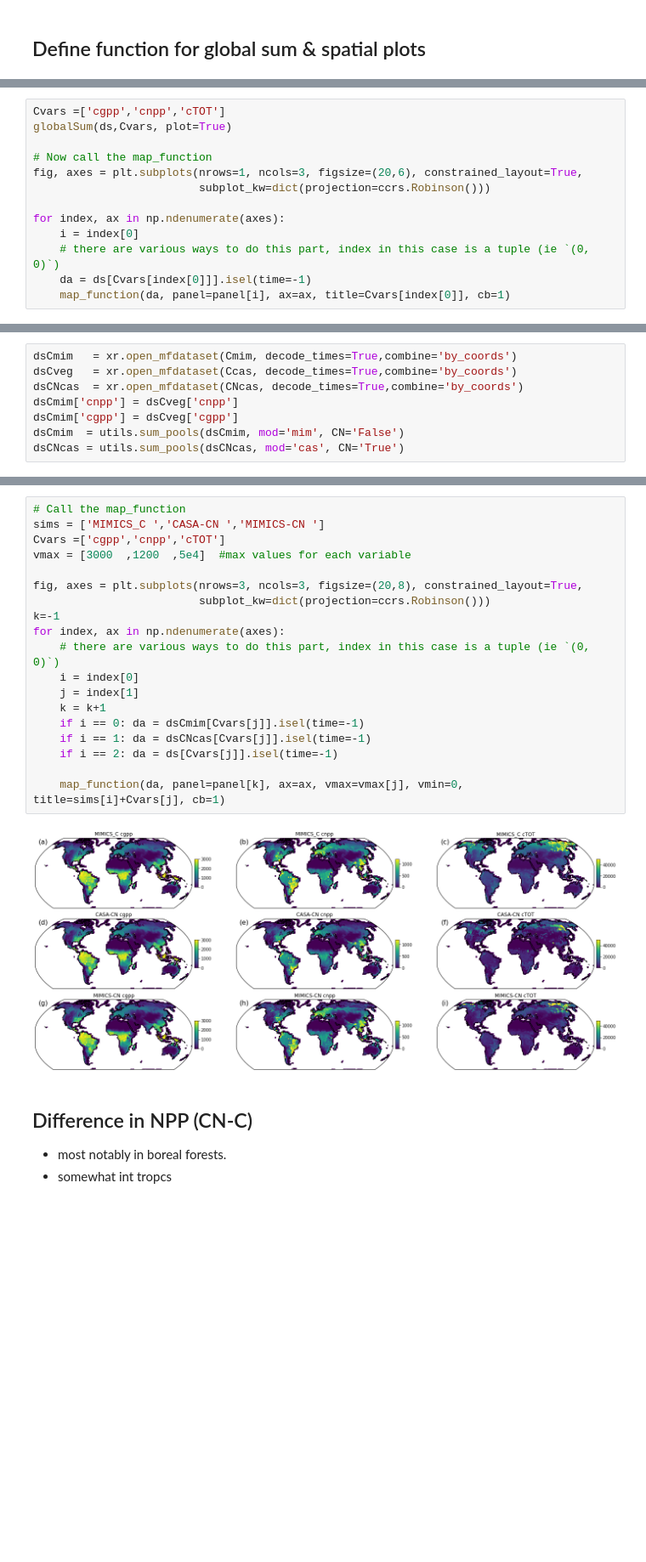
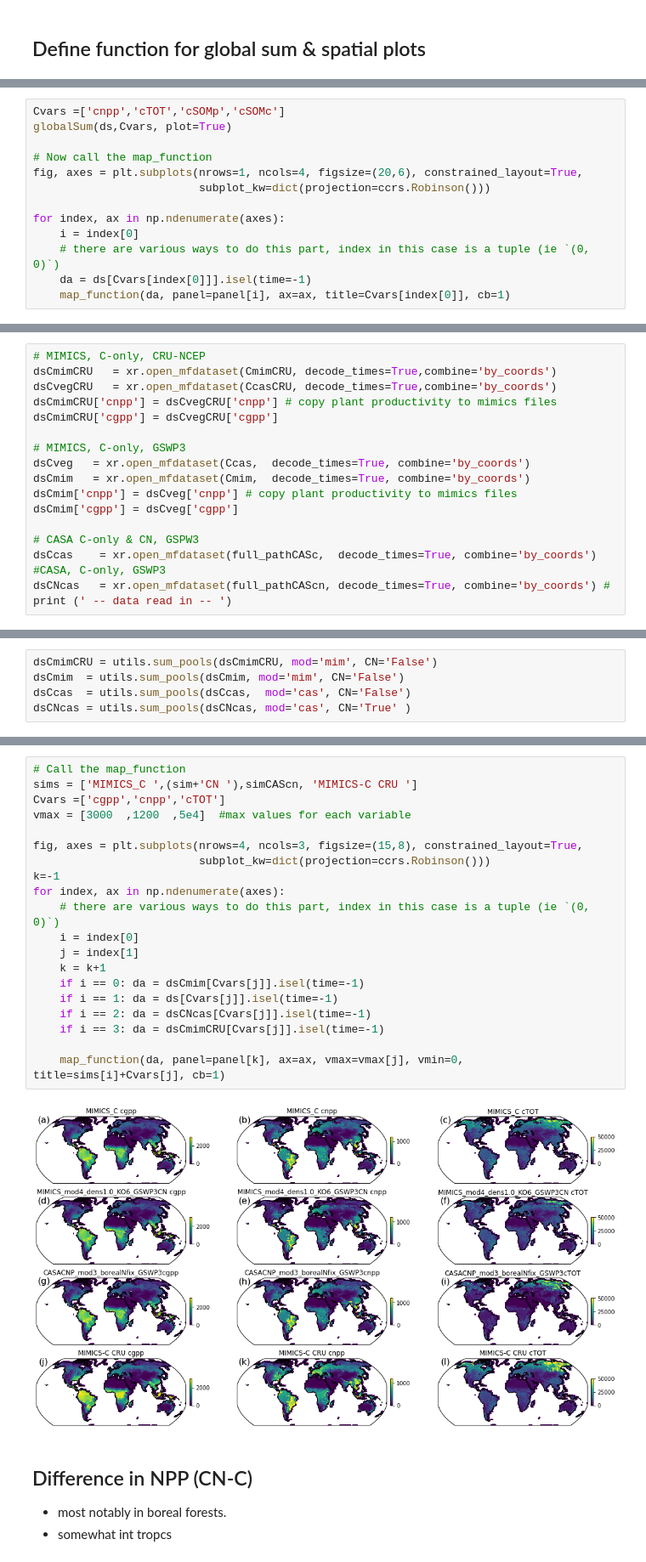
Before and after one commit to wwieder/biogeochem_testbed, a Jupyter notebook: analysis_code/CheckSpinup.ipynb, the cells around one changed output, grey strips where cells are left out. Shown at 85% size. Cells and saved outputs as stored; diff of their text form; blank space fills up the shorter version.

```diff
--- a/analysis_code/CheckSpinup.ipynb
+++ b/analysis_code/CheckSpinup.ipynb
@@ -88,9 +106,9 @@ panel = ['(a)','(b)','(c)','(d)','(e)','(f)','(g)','(h)','(i)']
 # %%
-Cvars =['cgpp','cnpp','cTOT']
+Cvars =['cnpp','cTOT','cSOMp','cSOMc']
 globalSum(ds,Cvars, plot=True)
 
 # Now call the map_function
-fig, axes = plt.subplots(nrows=1, ncols=3, figsize=(20,6), constrained_layout=True,
+fig, axes = plt.subplots(nrows=1, ncols=4, figsize=(20,6), constrained_layout=True,
                          subplot_kw=dict(projection=ccrs.Robinson()))
 
 for index, ax in np.ndenumerate(axes):
@@ -105,0 +218,17 @@ for index, ax in np.ndenumerate(axes):
+# %%
+# MIMICS, C-only, CRU-NCEP
+dsCmimCRU   = xr.open_mfdataset(CmimCRU, decode_times=True,combine='by_coords')
+dsCvegCRU   = xr.open_mfdataset(CcasCRU, decode_times=True,combine='by_coords')
+dsCmimCRU['cnpp'] = dsCvegCRU['cnpp'] # copy plant productivity to mimics files
+dsCmimCRU['cgpp'] = dsCvegCRU['cgpp']
+
+# MIMICS, C-only, GSWP3
+dsCveg   = xr.open_mfdataset(Ccas,  decode_times=True, combine='by_coords')
+dsCmim   = xr.open_mfdataset(Cmim,  decode_times=True, combine='by_coords')
+dsCmim['cnpp'] = dsCveg['cnpp'] # copy plant productivity to mimics files
+dsCmim['cgpp'] = dsCveg['cgpp']
+
+# CASA C-only & CN, GSPW3
+dsCcas    = xr.open_mfdataset(full_pathCASc,  decode_times=True, combine='by_coords') #CASA, C-only, GSWP3
+dsCNcas   = xr.open_mfdataset(full_pathCAScn, decode_times=True, combine='by_coords') #
+print (' -- data read in -- ')
@@ -105,0 +239,5 @@ for index, ax in np.ndenumerate(axes):
+# %%
+dsCmimCRU = utils.sum_pools(dsCmimCRU, mod='mim', CN='False')
+dsCmim  = utils.sum_pools(dsCmim, mod='mim', CN='False')
+dsCcas  = utils.sum_pools(dsCcas,  mod='cas', CN='False')
+dsCNcas = utils.sum_pools(dsCNcas, mod='cas', CN='True' )
@@ -122,8 +291,0 @@ CNcas
-# %%
-dsCmim   = xr.open_mfdataset(Cmim, decode_times=True,combine='by_coords')
-dsCveg   = xr.open_mfdataset(Ccas, decode_times=True,combine='by_coords')
-dsCNcas  = xr.open_mfdataset(CNcas, decode_times=True,combine='by_coords')
-dsCmim['cnpp'] = dsCveg['cnpp']
-dsCmim['cgpp'] = dsCveg['cgpp']
-dsCmim  = utils.sum_pools(dsCmim, mod='mim', CN='False')
-dsCNcas = utils.sum_pools(dsCNcas, mod='cas', CN='True')
@@ -160,24 +292,25 @@ global cTOT 787.3 Pg C
 # %%
 # Call the map_function
-sims = ['MIMICS_C ','CASA-CN ','MIMICS-CN ']
+sims = ['MIMICS_C ',(sim+'CN '),simCAScn, 'MIMICS-C CRU ']
 Cvars =['cgpp','cnpp','cTOT']
 vmax = [3000  ,1200  ,5e4]  #max values for each variable
 
-fig, axes = plt.subplots(nrows=3, ncols=3, figsize=(20,8), constrained_layout=True,
+fig, axes = plt.subplots(nrows=4, ncols=3, figsize=(15,8), constrained_layout=True,
                          subplot_kw=dict(projection=ccrs.Robinson()))
 k=-1
 for index, ax in np.ndenumerate(axes):
     # there are various ways to do this part, index in this case is a tuple (ie `(0, 0)`)
     i = index[0]
     j = index[1]
     k = k+1
     if i == 0: da = dsCmim[Cvars[j]].isel(time=-1)
-    if i == 1: da = dsCNcas[Cvars[j]].isel(time=-1)
-    if i == 2: da = ds[Cvars[j]].isel(time=-1)
+    if i == 1: da = ds[Cvars[j]].isel(time=-1)
+    if i == 2: da = dsCNcas[Cvars[j]].isel(time=-1)
+    if i == 3: da = dsCmimCRU[Cvars[j]].isel(time=-1)
 
     map_function(da, panel=panel[k], ax=ax, vmax=vmax[j], vmin=0, title=sims[i]+Cvars[j], cb=1)
 # %% [output]
-[figure, old version]
+[figure, new version]
 # %% [markdown]
 ## Difference in NPP (CN-C)
 - most notably in boreal forests.
```
Also changed, not shown: parts of 45 cells of this notebook, 2 other files.
